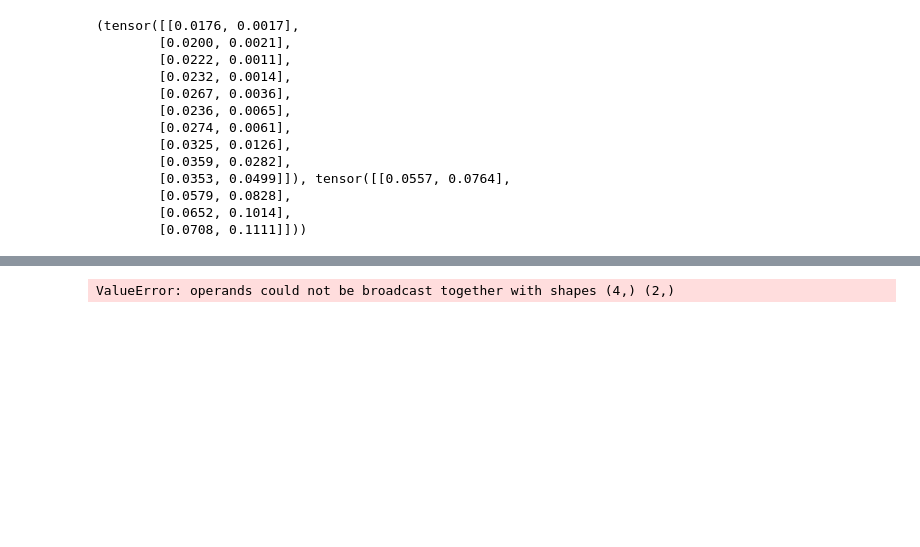
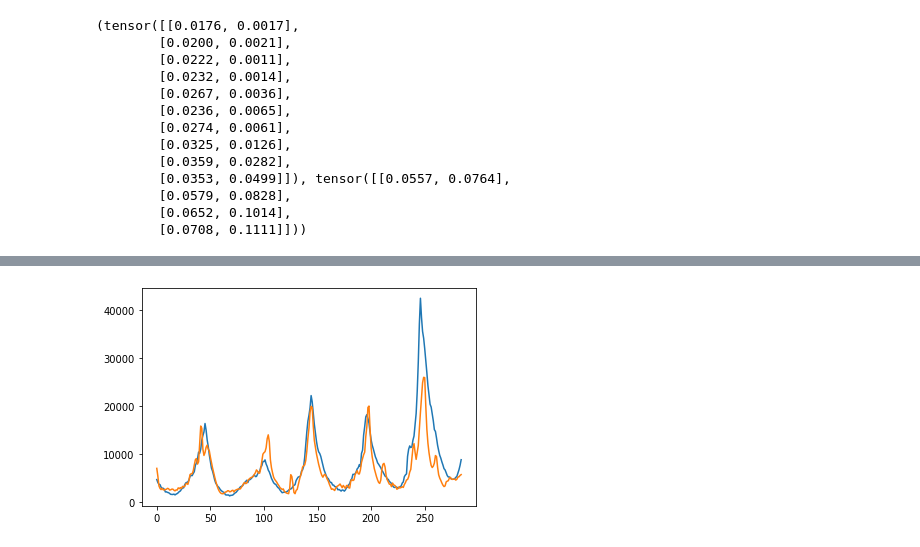
Before and after one commit to masonb13/NN_Forecasting, a Jupyter notebook: _RNNMulti.ipynb, the cells around one changed output, grey strips where cells are left out. Drawn from its saved outputs; the diff is of its cells as text; code cells hidden in the pictures; blank space fills up the shorter version.

```diff
--- a/_RNNMulti.ipynb
+++ b/_RNNMulti.ipynb
@@ -62,7 +62,7 @@ train_dataloader = DataLoader(train_data, batch_size=batchSize,drop_last=False,s
 inputSize = 2
 sequenceLength = numFeat
 numLayers = 1
-hiddenSize = 16
+hiddenSize = 8
 
 class RNN(nn.Module):
     def __init__(self,inputSize,hiddenSize,numLayers,numOut,sequenceLength,future=0):
@@ -79,23 +79,23 @@ class RNN(nn.Module):
         self.fc = nn.Linear(hiddenSize,inputSize)
 
     def forward(self,x):
-        outputs = []
         nSamples = x.size(0)
+        outputs = torch.zeros([nSamples,4,2])
         h_1 = torch.zeros(nSamples, self.hiddenSize, dtype=torch.float32)
         h_2 = torch.zeros(nSamples, self.hiddenSize, dtype=torch.float32)
 
         for input in x.split(1,dim=1):
-            print(input[:,0,:].size())
+            # print(input[:,0,:].size())
             h_1 = self.rnn(input[:,0,:], h_1)
             out = self.fc(h_1)
-        outputs.append(out)
+        outputs[:,0] = out
             # h_2 = h_1
         for i in range(self.numOut-1):
             h_1 = self.rnn(out, h_1)
             out = self.fc(h_1)
-            outputs.append(out)
+            outputs[:,i+1] = out
 
-        outputs = torch.cat(outputs, dim=1)
+        # outputs = torch.as_tensor(outputs)
         return outputs
 
 model = RNN(inputSize,hiddenSize,numLayers,numOut,sequenceLength)
@@ -107,9 +107,9 @@ def train_loop(dataloader, model, loss_fn, optimizer,t):
         # Compute prediction and loss
         # print(X.size())
         # X = X[:,:,None]
-        print(X.size())
+        # print(X.size())
         pred = model(X)
-        break
+        # break
         # print(pred.size())
         # print(y.size())
         # print("pred",pred.size())
@@ -135,7 +135,7 @@ optimizer = torch.optim.Adam(model.parameters(), lr=learning_rate)
 for t in range(epochs):
     # print(f"Epoch {t+1}\n-------------------------------")
     train_loop(train_dataloader, model, loss_fn, optimizer,t)
-    break
+    # break
     # test_loop(test_dataloader, model, loss_fn)
 
 print("Done!")
@@ -159,31 +173,35 @@ def test_loop(model):
 
             plt.show()
 
 
 def graph(model):
     test_data = dataSetAll(2010,2100,numFeat,numOut)
     norm = test_data.getNorm()
     with torch.no_grad():
         predY = []
         actY = []
         for idx in range(len(test_data)):
             X = test_data[idx][0]
             y = test_data[idx][1]*norm
             feat = X[None,:]
 
             pred = model(feat)[0]*norm
             future = 3
 
             # predY.append(pred[numFeat-1::][future])
             # actY.append(y[numFeat-1::][future])
+            pred = pred[:,0]
+            y = y[:,0]
+            # print(pred.size())
+            # print(float(pred[3]))
             predY.append(pred[future])
             actY.append(y[future])
 
         plt.plot(actY)
         plt.plot(predY)
         plt.show()
 
 graph(model)
 # test_loop(model)
 # %% [output]
-ValueError: operands could not be broadcast together with shapes (4,) (2,)
+[figure, added]
```
Also changed, not shown: parts of 1 cell of this notebook, 4 other files.
